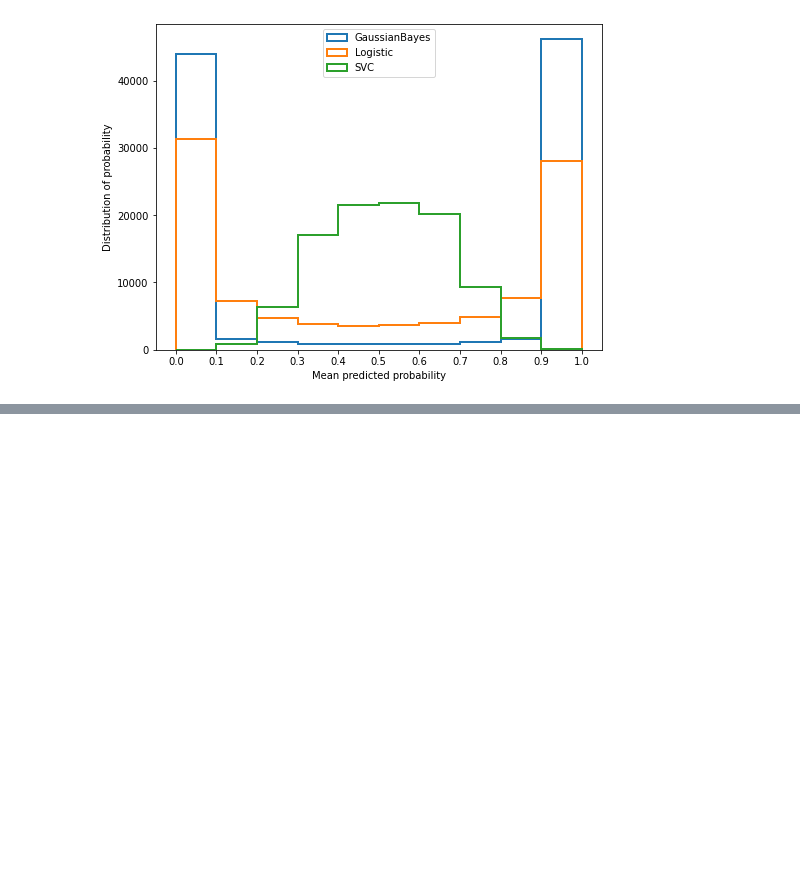
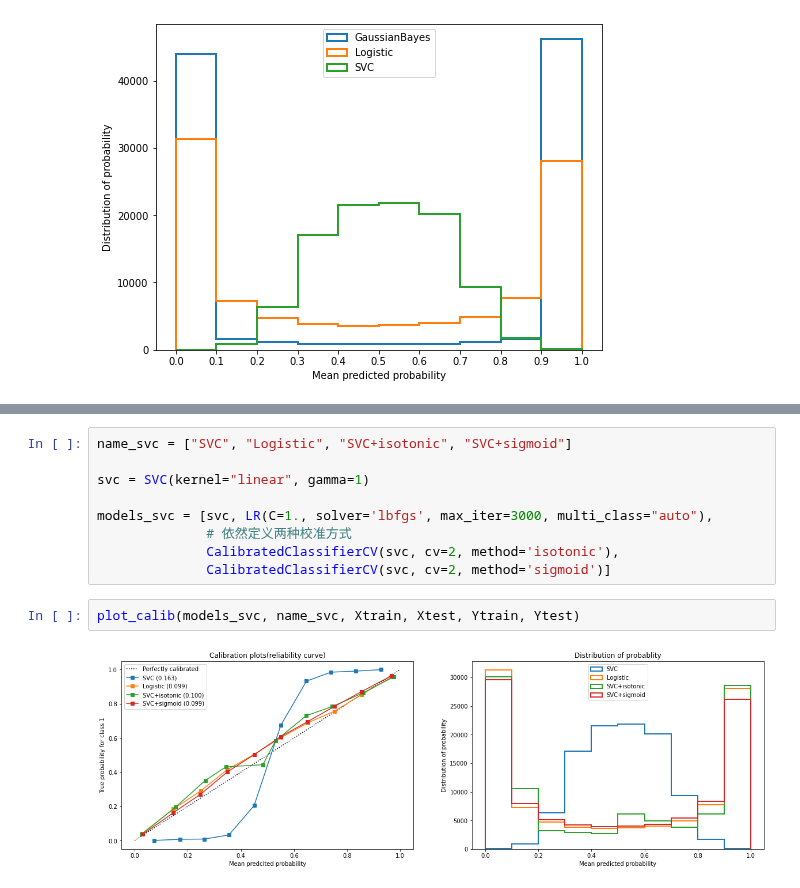
Before and after one commit to JustDoItGit/caicai_sklearn, a Jupyter notebook: 第十章 朴素贝叶斯/概率类模型的评估指标.ipynb, the cells around one changed output, grey strips where cells are left out. Cells and saved outputs as stored; diff of their text form; blank space fills up the shorter version.

```diff
--- a/第十章 朴素贝叶斯/概率类模型的评估指标.ipynb
+++ b/第十章 朴素贝叶斯/概率类模型的评估指标.ipynb
@@ -370,0 +451,13 @@ plt.show()
+# %%
+name_svc = ["SVC", "Logistic", "SVC+isotonic", "SVC+sigmoid"]
+
+svc = SVC(kernel="linear", gamma=1)
+
+models_svc = [svc, LR(C=1., solver='lbfgs', max_iter=3000, multi_class="auto"),
+              # 依然定义两种校准方式
+              CalibratedClassifierCV(svc, cv=2, method='isotonic'),
+              CalibratedClassifierCV(svc, cv=2, method='sigmoid')]
+# %%
+plot_calib(models_svc, name_svc, Xtrain, Xtest, Ytrain, Ytest)
+# %% [output]
+[figure, added]
```
Also changed, not shown: parts of 12 cells of this notebook.
